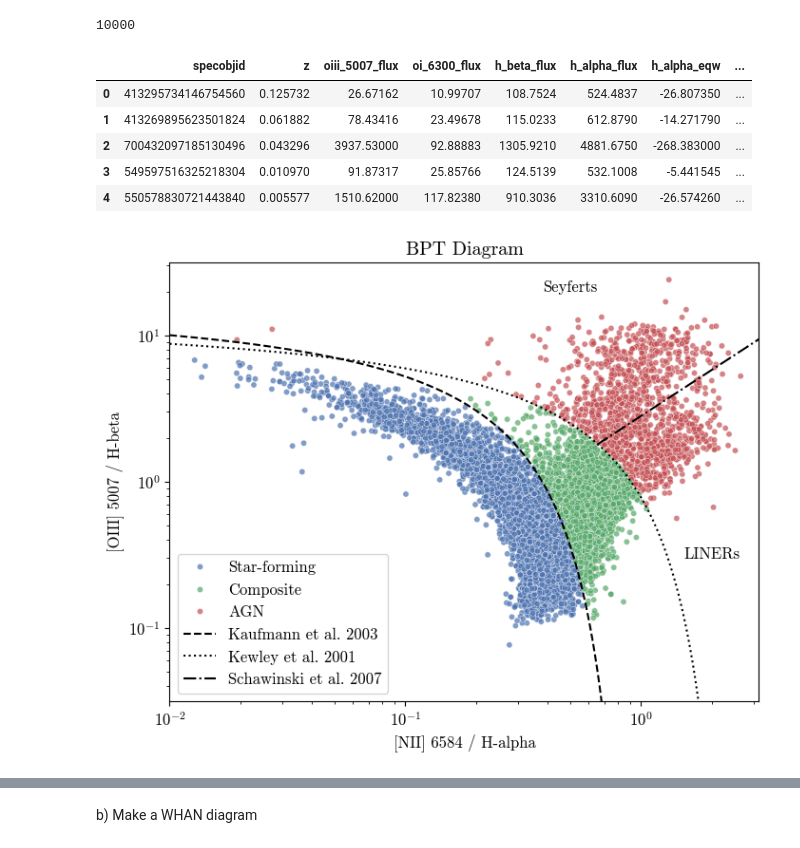
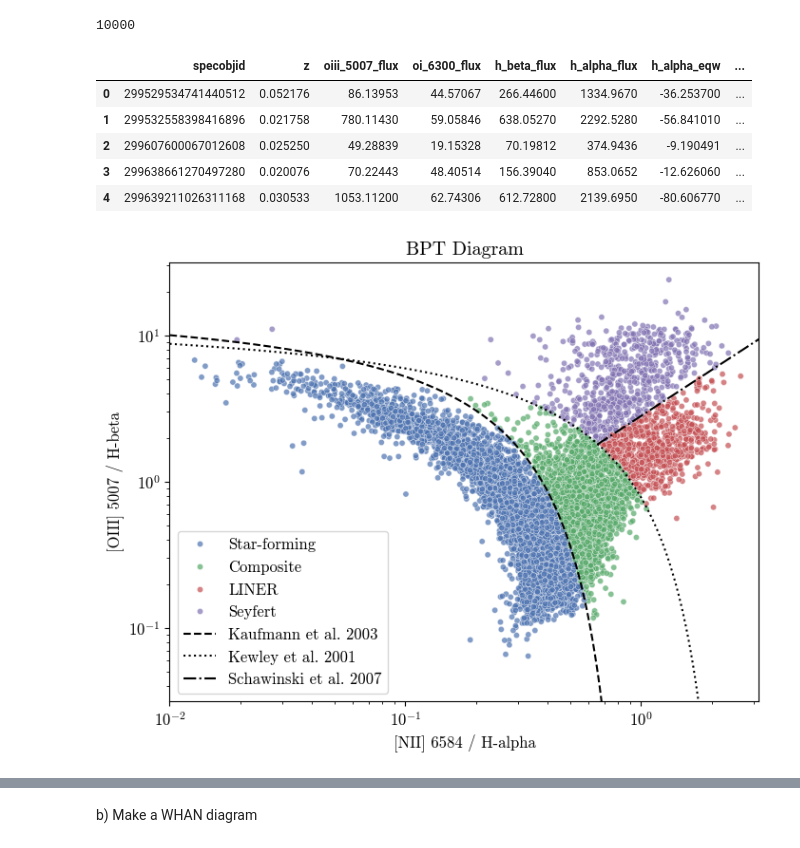
Before and after one commit to IsaacLP/AGN, a Jupyter notebook: project/final_project.ipynb, the cells around one changed output, grey strips where cells are left out. Drawn from its saved outputs; the diff is of its cells as text; code cells hidden in the pictures.

Commit message:
Fixed WiseCross match error; added corrrect tables; updated comments on AGN counts

```diff
--- a/project/final_project.ipynb
+++ b/project/final_project.ipynb
@@ -85,6 +78,7 @@ query = '''
 result = CasJobs.executeQuery(query, context='DR18')
 result.to_csv('agn_sample.csv', index=False)
 # %%
+result = pd.read_csv('agn_sample.csv')
 len(result)
 # %% [output]
 10000
@@ -92,11 +86,11 @@ len(result)
 result.head()
 # %% [output]
 |  | specobjid | z | oiii_5007_flux | oi_6300_flux | h_beta_flux | h_alpha_flux | h_alpha_eqw | ... |
-| 0 | 413295734146754560 | 0.125732 | 26.67162 | 10.99707 | 108.7524 | 524.4837 | -26.807350 | ... |
-| 1 | 413269895623501824 | 0.061882 | 78.43416 | 23.49678 | 115.0233 | 612.8790 | -14.271790 | ... |
-| 2 | 700432097185130496 | 0.043296 | 3937.53000 | 92.88883 | 1305.9210 | 4881.6750 | -268.383000 | ... |
-| 3 | 549597516325218304 | 0.010970 | 91.87317 | 25.85766 | 124.5139 | 532.1008 | -5.441545 | ... |
-| 4 | 550578830721443840 | 0.005577 | 1510.62000 | 117.82380 | 910.3036 | 3310.6090 | -26.574260 | ... |
+| 0 | 299529534741440512 | 0.052176 | 86.13953 | 44.57067 | 266.44600 | 1334.9670 | -36.253700 | ... |
+| 1 | 299532558398416896 | 0.021758 | 780.11430 | 59.05846 | 638.05270 | 2292.5280 | -56.841010 | ... |
+| 2 | 299607600067012608 | 0.025250 | 49.28839 | 19.15328 | 70.19812 | 374.9436 | -9.190491 | ... |
+| 3 | 299638661270497280 | 0.020076 | 70.22443 | 48.40514 | 156.39040 | 853.0652 | -12.626060 | ... |
+| 4 | 299639211026311168 | 0.030533 | 1053.11200 | 62.74306 | 612.72800 | 2139.6950 | -80.606770 | ... |
 # %%
 x = np.logspace(-2,0.5,500)
 x_kauf = x[x<10**0.05]
@@ -117,41 +111,40 @@ log_nii = np.log10(result['nii_halpha_ratio'])
 log_oiii = np.log10(result['oiii_hbeta_ratio'])
 below_kauffmann = (log_nii < 0.05) & (log_oiii < kauffmann(log_nii))
 above_kewley    = (log_nii < 0.47) & (log_oiii > kewley(log_nii)) | (log_nii >= 0.47)
-above_schawinski = (log_nii > -0.05) & (log_oiii > schawinski(log_nii))
+above_schawinski = log_oiii > schawinski(log_nii)
 
 sf        = below_kauffmann
 agn       = above_kewley & ~sf
 composite = ~sf & ~agn
+seyfert  = above_kewley & above_schawinski
+liners   = above_kewley & ~above_schawinski
 
 result['BPT_class'] = 'Unclassified'
 result.loc[sf, 'BPT_class'] = 'Star-forming'
 result.loc[agn, 'BPT_class'] = 'AGN'
 result.loc[composite, 'BPT_class'] = 'Composite'
-#result.loc[above_schawinski, 'BPT_class'] = 'Seyfert'
-#result.loc[above_kewley & ~above_schawinski, 'BPT_class'] = 'LINER'
+result.loc[seyfert, 'BPT_class'] = 'Seyfert'
+result.loc[liners, 'BPT_class'] = 'LINER'
 
 plt.figure(figsize=(8,6))
 # Data points
 sns.scatterplot(result,x='nii_halpha_ratio',y='oiii_hbeta_ratio',hue='BPT_class',s=20,alpha=0.7)
 
 # Classification lines
 plt.plot(x_kauf,10**(0.61/(np.log10(x_kauf)-0.05)+1.3), color='k', linestyle='--', label='Kaufmann et al. 2003')
 plt.plot(x_kew,10**(0.61/(np.log10(x_kew)-0.47)+1.19), color='k', linestyle=':', label='Kewley et al. 2001')
 plt.plot(x_schaw,10**(1.05*np.log10(x_schaw)+0.45), color='k', linestyle='-.', label='Schawinski et al. 2007')
 
-# Text labels
-plt.text(2,0.3,'LINERs', fontsize=12, ha='center')
-plt.text(0.5,20,'Seyferts', fontsize=12, ha='center')
 
 # Plot settings
 plt.xscale('log')
 plt.yscale('log')
 plt.xlabel('[NII] 6584 / H-alpha')
 plt.ylabel('[OIII] 5007 / H-beta')
 plt.xlim(10**-2, 10**0.5)
 plt.ylim(10**-1.5, 10**1.5)
 plt.title('BPT Diagram')
 plt.legend()
 plt.show()
 # %% [output]
-[figure, old version]
+[figure, new version]
```
Also changed, not shown: parts of 16 cells of this notebook, 3 other files.
